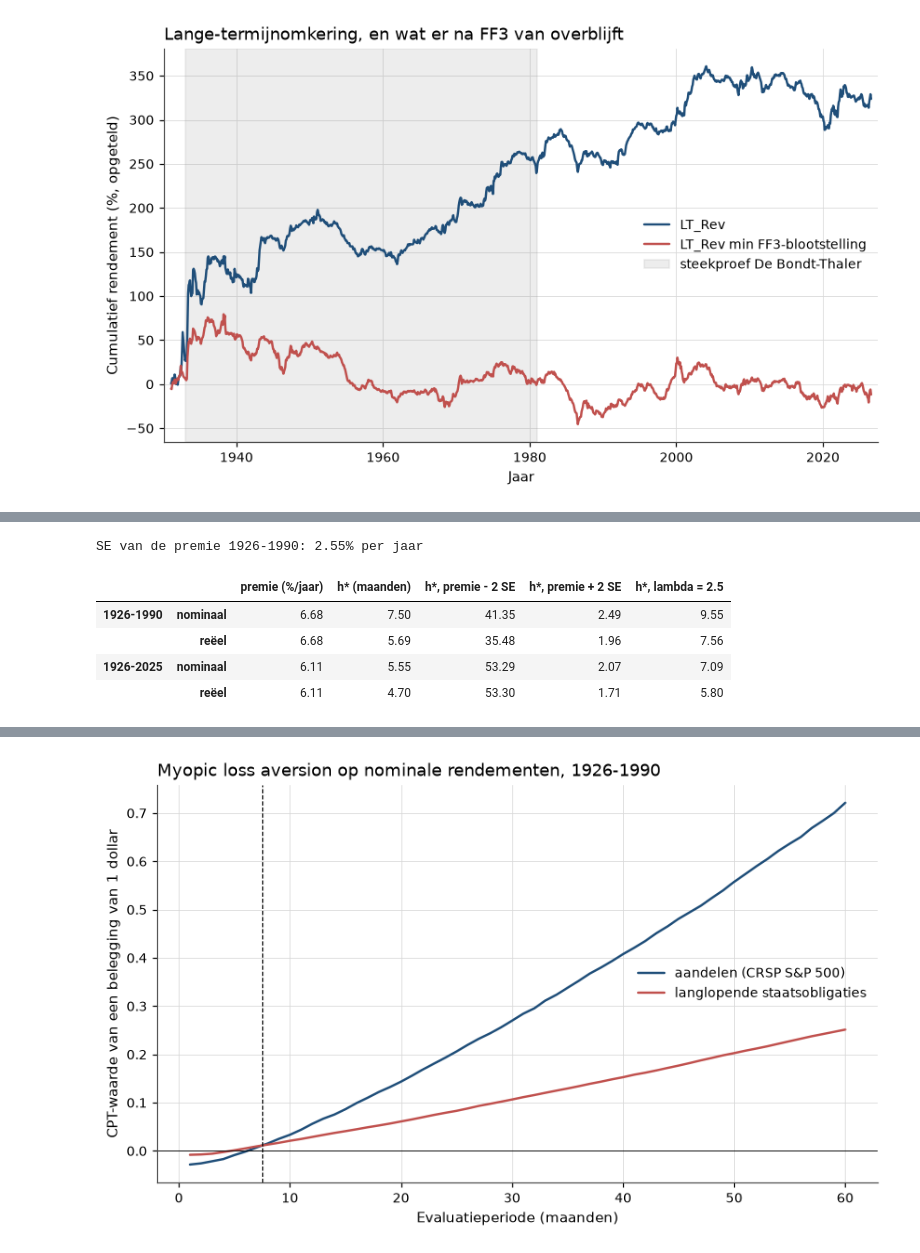
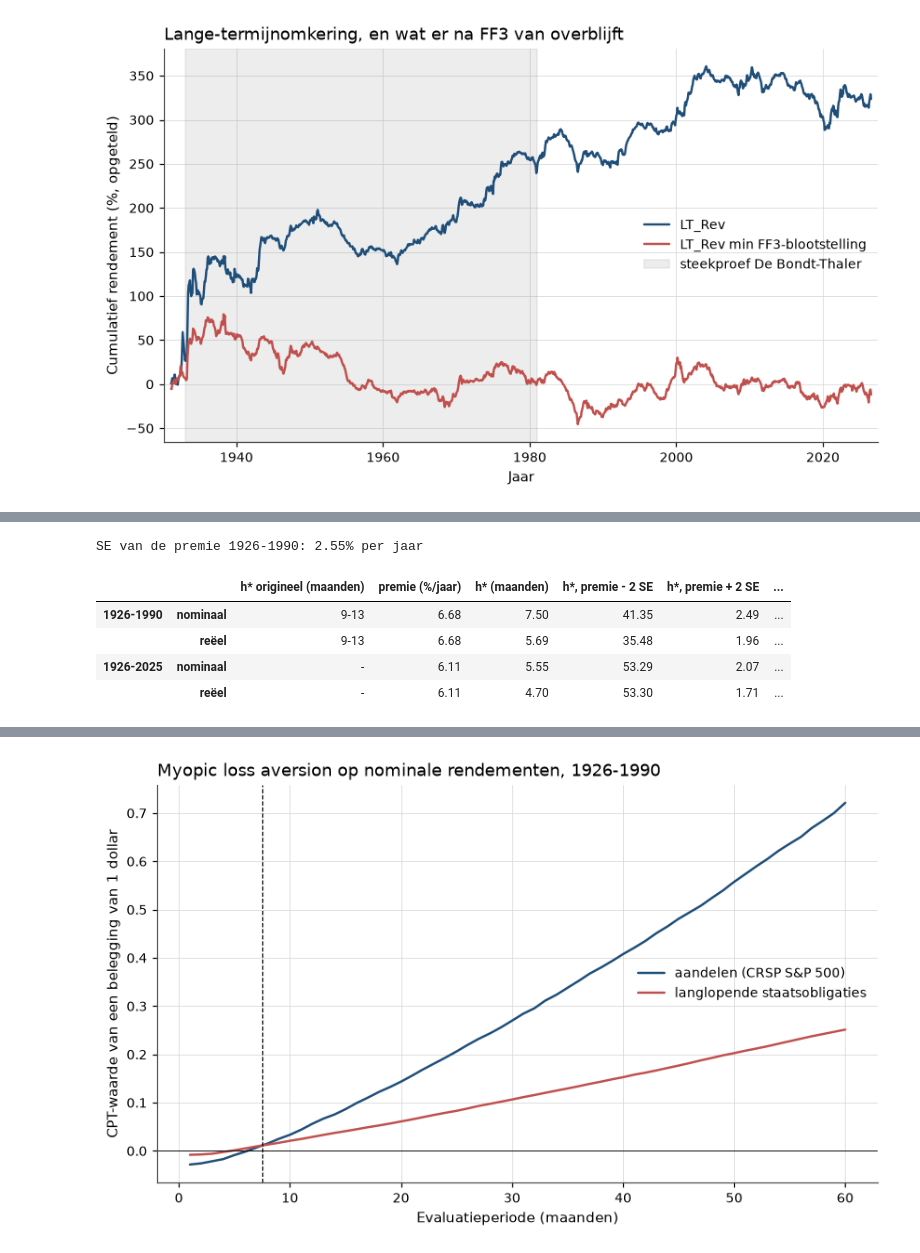
Before and after one commit to MaartenN14/history-asset-pricing, a Jupyter notebook: lectures/04_23_behavioral.ipynb, the cells around one changed output, grey strips where cells are left out. Saved outputs shown, nothing was run; the diff lists cells and outputs as text; code cells hidden in the pictures.

```diff
--- a/lectures/04_23_behavioral.ipynb
+++ b/lectures/04_23_behavioral.ipynb
@@ -348,19 +441,27 @@ volgt dat profiel tot op een halve procentpunt.
 # %%
-def bt_premium_exact(h, lam=LAMBDA, sigma=0.20, rf=0.01):
-    """Solve eq-behavioral-bt-exact for the premium mu_e at horizon h (years)."""
-    def gap(mu_e):
-        m, s = (rf + mu_e) * h, sigma * np.sqrt(h)
-        return mu_e * h - (lam - 1) * (s * stats.norm.pdf(m / s) - m * stats.norm.cdf(-m / s))
-    return optimize.brentq(gap, -0.5, 1.0)
+mu_n, rho_t, two_gamma = 0.25, 0.20, 2.5
+p_next = np.array([1.2, 0.8])
+e_next, var_next = p_next.mean(), p_next.var()
 
 
-def bt_premium_approx(h, lam=LAMBDA, sigma=0.20, rf=0.01):
-    """Small-z approximation eq-behavioral-bt."""
-    return (lam - 1) / (lam + 1) * (sigma * np.sqrt(2 / (np.pi * h)) - rf)
+def excess_demand(p):
+    """Totale vraag naar het risicovolle activum min het aanbod van 1."""
+    lam_i = (e_next - p) / (two_gamma * var_next)
+    lam_n = (e_next + rho_t - p) / (two_gamma * var_next)
+    return (1 - mu_n) * lam_i + mu_n * lam_n - 1
 
 
-horizons = [1 / 12, 0.5, 1, 2, 5, 10, 20]
-pd.DataFrame({"premie exact": [bt_premium_exact(h) for h in horizons],
-              "premie benadering": [bt_premium_approx(h) for h in horizons]},
-             index=pd.Index(horizons, name="evaluatieperiode (jaar)")).round(4)
+p_t = optimize.brentq(excess_demand, 0.0, 2.0)
+p_no_noise = e_next - two_gamma * var_next
+lam = {"sophisticated": (e_next - p_t) / (two_gamma * var_next),
+       "noise": (e_next + rho_t - p_t) / (two_gamma * var_next)}
+toy_dssw = pd.DataFrame(
+    {name: {"stuks": l, "winst als p=1.2": l * (1.2 - p_t), "winst als p=0.8": l * (0.8 - p_t),
+            "verwachte winst": l * (e_next - p_t), "SD winst": l * np.sqrt(var_next),
+            "E - gamma Var": l * (e_next - p_t) - two_gamma / 2 * l**2 * var_next}
+     for name, l in lam.items()}
+).T
+print(f"p_t = {p_t:.4f}, zonder noise traders {p_no_noise:.4f}")
+print("code == handberekening:", np.allclose([p_t, lam["sophisticated"], lam["noise"]], [0.95, 0.5, 2.5]))
+toy_dssw.round(4)
 # %% [output]
@@ -1020,39 +1134,40 @@ gw = hap_data.goyal_welch("monthly")
 N_BOOT = 20_000
 
 
-boot_idx = rng.integers(0, 10**9, size=(N_BOOT, H_MAX))       # common random numbers for every call
+boot_idx = rng.integers(0, 10**9, size=(N_BOOT, H_MAX))       # modulo len(data) dezelfde trekkingen voor elke periode
 
 
 def bootstrap_h_star(start, end, real=False, shift=0.0, lam=LAMBDA):
-    """BT-style h*: bootstrap months, compound to h months, compare CPT values of stocks and bonds."""
+    """h* zoals bij BT: trek maanden, stel samen tot h maanden, vergelijk de CPT-waarden van aandelen en obligaties."""
     data = gw.loc[start:end, ["CRSP_SPvw", "ltr", "infl"]].dropna()
     deflate = (1 + data["infl"]) if real else 1.0
     stock = ((1 + data["CRSP_SPvw"] + shift / 12) / deflate).to_numpy()
     bond = ((1 + data["ltr"]) / deflate).to_numpy()
     idx = boot_idx % len(data)
-    v_s = cpt_equal((np.cumprod(stock[idx], axis=1) - 1).T, lam=lam)       # rows = horizons
+    v_s = cpt_equal((np.cumprod(stock[idx], axis=1) - 1).T, lam=lam)       # rijen = horizonnen
     v_b = cpt_equal((np.cumprod(bond[idx], axis=1) - 1).T, lam=lam)
     return v_s, v_b, crossing_horizon(v_s[None], v_b[None]).item()
 
 
 v_s_bt, v_b_bt, h_bt = bootstrap_h_star("1926-01", "1990-12")
 diff = gw.loc["1926":"1990", "CRSP_SPvw"] - gw.loc["1926":"1990", "ltr"]
 se_premium = np.sqrt(12) * diff.std() / np.sqrt(len(diff) / 12)
 rows = {}
 for label, (a, b) in {"1926-1990": ("1926-01", "1990-12"), "1926-2025": ("1926-01", "2025-12")}.items():
     for real in (False, True):
         rows[(label, "reëel" if real else "nominaal")] = {
+            "h* origineel (maanden)": "9-13" if label == "1926-1990" else "-",
             "premie (%/jaar)": 1200 * (gw.loc[a:b, "CRSP_SPvw"] - gw.loc[a:b, "ltr"]).mean(),
             "h* (maanden)": bootstrap_h_star(a, b, real)[2],
             "h*, premie - 2 SE": bootstrap_h_star(a, b, real, shift=-2 * se_premium)[2],
             "h*, premie + 2 SE": bootstrap_h_star(a, b, real, shift=+2 * se_premium)[2],
             "h*, lambda = 2.5": bootstrap_h_star(a, b, real, lam=2.5)[2]}
 print(f"SE van de premie 1926-1990: {se_premium:.2%} per jaar")
-pd.DataFrame(rows).T.round(2)
+pd.DataFrame(rows).T.infer_objects().round(2)
 # %% [output]
 SE van de premie 1926-1990: 2.55% per jaar
-|  |  | premie (%/jaar) | h* (maanden) | h*, premie - 2 SE | h*, premie + 2 SE | h*, lambda = 2.5 |
-| 1926-1990 | nominaal | 6.68 | 7.50 | 41.35 | 2.49 | 9.55 |
-|  | reëel | 6.68 | 5.69 | 35.48 | 1.96 | 7.56 |
-| 1926-2025 | nominaal | 6.11 | 5.55 | 53.29 | 2.07 | 7.09 |
-|  | reëel | 6.11 | 4.70 | 53.30 | 1.71 | 5.80 |
+|  |  | h* origineel (maanden) | premie (%/jaar) | h* (maanden) | h*, premie - 2 SE | h*, premie + 2 SE | ... |
+| 1926-1990 | nominaal | 9-13 | 6.68 | 7.50 | 41.35 | 2.49 | ... |
+|  | reëel | 9-13 | 6.68 | 5.69 | 35.48 | 1.96 | ... |
+| 1926-2025 | nominaal | - | 6.11 | 5.55 | 53.29 | 2.07 | ... |
+|  | reëel | - | 6.11 | 4.70 | 53.30 | 1.71 | ... |
```
Also changed, not shown: parts of 32 cells of this notebook, 5 other files.
